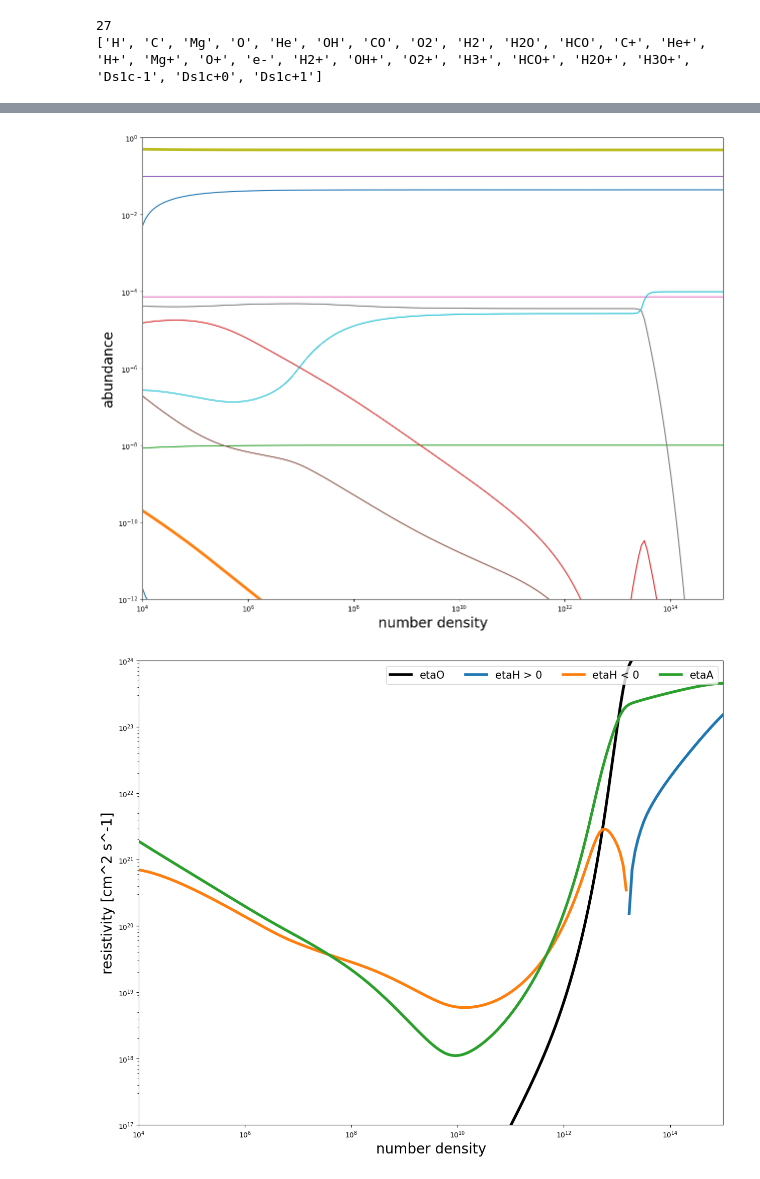
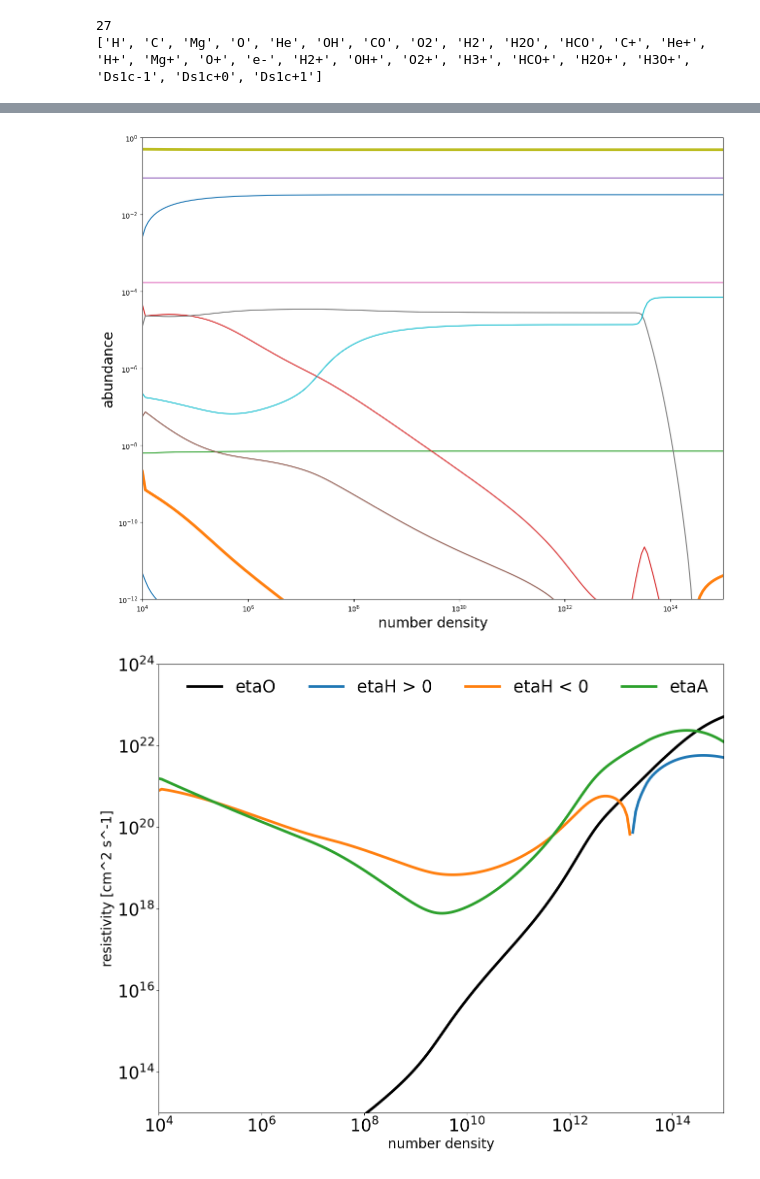
Before and after one commit to yoshihiro-kawasaki/nicole, a Jupyter notebook: example/test_resistivity/plot.ipynb, the cells around one changed output, grey strips where cells are left out. Saved outputs shown, nothing was run; the diff lists cells and outputs as text; code cells hidden in the pictures.

```diff
--- a/example/test_resistivity/plot.ipynb
+++ b/example/test_resistivity/plot.ipynb
@@ -11,7 +11,8 @@ mH = 1.67353e-24
 mu = 2.34
 yr = 3.155760e+07
 # %%
-filename = "test_resistivity.txt"
+# filename = "test_resistivity_full1.txt"
+filename = "test_resistivity2.txt"
 species = species = linecache.getline(filename, 1)
 species = species.split()[3:-3]
 data = np.loadtxt(filename, float, skiprows=1).T
@@ -27,7 +28,7 @@ etaA = data[number_of_species+5]
 linecache.clearcache()
 print(species)
 
-min_charge = -1
+min_charge = -10
 max_charge = 1
 num_charge = max_charge - min_charge + 1
 dust_abund_charge_total = np.zeros((num_charge, len(ng)), float)
@@ -88,20 +89,21 @@ plt.ylabel("abundance", fontsize=20)
 # plt.legend(fontsize=15, loc='lower left', ncol=4)
 plt.show()
 # %% [output]
-[figure, old version]
+[figure, new version]
 # %%
 plt.figure(figsize=(15, 12))
 plt.plot(ng, etaO, lw = 4, label="etaO", color="black")
 plt.plot(ng, np.abs(np.where(etaH > 0.0, etaH, np.nan)), lw = 4, label="etaH > 0")
 plt.plot(ng, np.abs(np.where(etaH < 0.0, etaH, np.nan)), lw = 4, label="etaH < 0")
 plt.plot(ng, etaA, lw = 4, label="etaA")
 plt.xscale("log")
 plt.yscale("log")
 plt.xlim(ng[0], ng[-1])
-plt.ylim(1.0e17, 1.0e24)
+plt.ylim(1.0e13, 1.0e24)
 plt.xlabel("number density", fontsize=20)
 plt.ylabel("resistivity [cm^2 s^-1]", fontsize=20)
-plt.legend(fontsize=15, loc='upper right', ncol=4)
+plt.legend(fontsize=25, loc='upper right', ncol=4, frameon=False)
+plt.tick_params(labelsize=25)
 plt.show()
 # %% [output]
-[figure, old version]
+[figure, new version]
```
Also changed, not shown: parts of 1 cell of this notebook, 7 other files.
